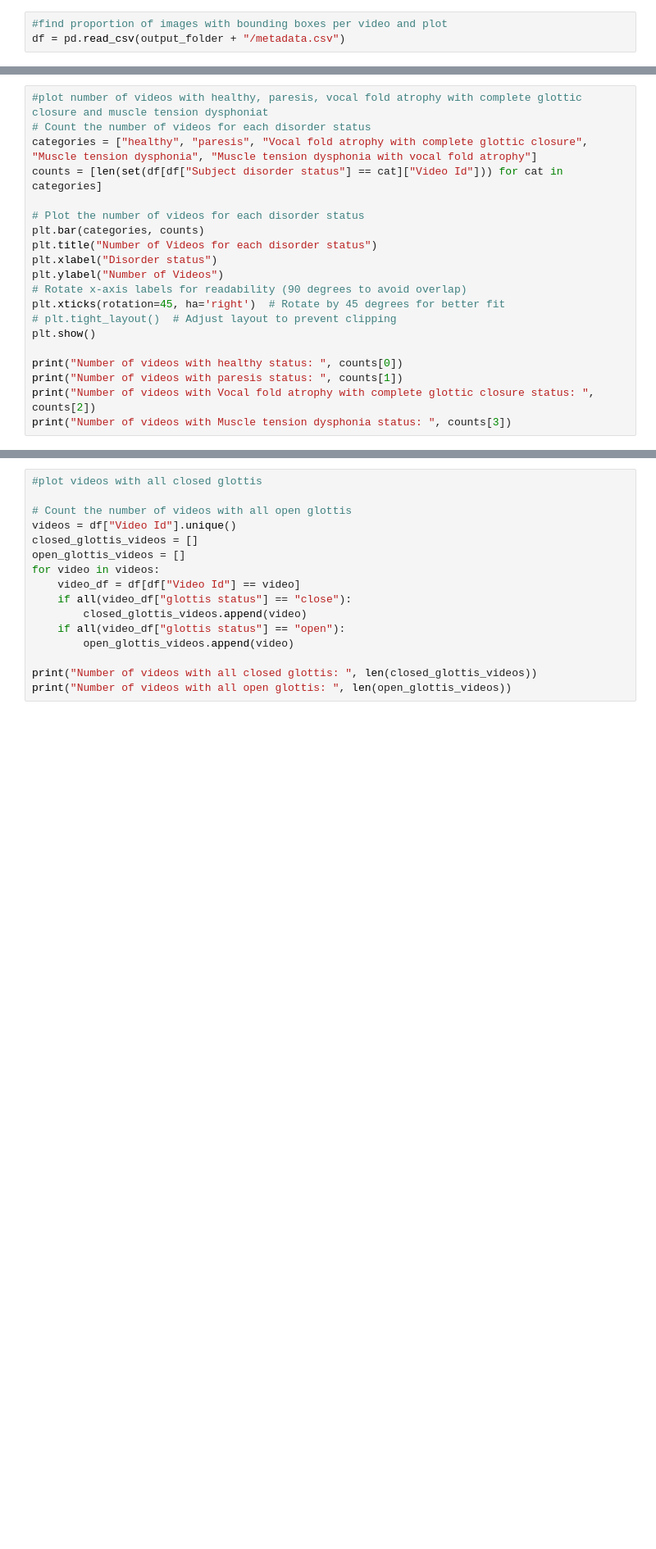
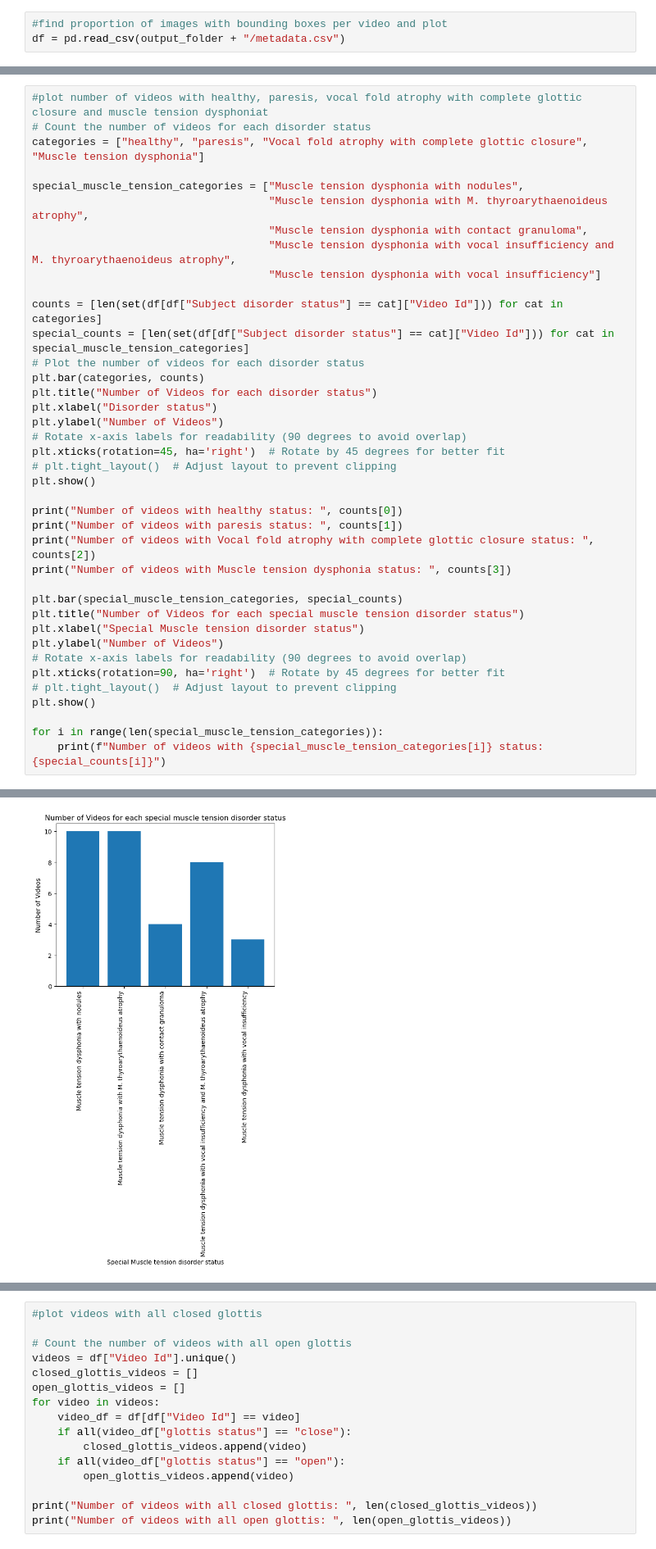
Before and after one commit to Ejento47/Glottis-Detection, a Jupyter notebook: DataAnalysis.ipynb, the cells around one changed output, grey strips where cells are left out. Shown at 82% size. Drawn from its saved outputs; the diff is of its cells as text; blank space fills up the shorter version.

Commit message:
EDA specific muscle tension dysphonia cases added

```diff
--- a/DataAnalysis.ipynb
+++ b/DataAnalysis.ipynb
@@ -185,26 +185,46 @@ plt.show()
 # %%
 #plot number of videos with healthy, paresis, vocal fold atrophy with complete glottic closure and muscle tension dysphoniat
 # Count the number of videos for each disorder status
-categories = ["healthy", "paresis", "Vocal fold atrophy with complete glottic closure", "Muscle tension dysphonia", "Muscle tension dysphonia with vocal fold atrophy"]
+categories = ["healthy", "paresis", "Vocal fold atrophy with complete glottic closure", "Muscle tension dysphonia"]
+
+special_muscle_tension_categories = ["Muscle tension dysphonia with nodules",
+                                     "Muscle tension dysphonia with M. thyroarythaenoideus atrophy",
+                                     "Muscle tension dysphonia with contact granuloma",
+                                     "Muscle tension dysphonia with vocal insufficiency and M. thyroarythaenoideus atrophy",
+                                     "Muscle tension dysphonia with vocal insufficiency"]
+
 counts = [len(set(df[df["Subject disorder status"] == cat]["Video Id"])) for cat in categories]
-
+special_counts = [len(set(df[df["Subject disorder status"] == cat]["Video Id"])) for cat in special_muscle_tension_categories]
 # Plot the number of videos for each disorder status
 plt.bar(categories, counts)
 plt.title("Number of Videos for each disorder status")
 plt.xlabel("Disorder status")
 plt.ylabel("Number of Videos")
 # Rotate x-axis labels for readability (90 degrees to avoid overlap)
 plt.xticks(rotation=45, ha='right')  # Rotate by 45 degrees for better fit
 # plt.tight_layout()  # Adjust layout to prevent clipping
 plt.show()
 
 print("Number of videos with healthy status: ", counts[0])
 print("Number of videos with paresis status: ", counts[1])
 print("Number of videos with Vocal fold atrophy with complete glottic closure status: ", counts[2])
 print("Number of videos with Muscle tension dysphonia status: ", counts[3])
+
+plt.bar(special_muscle_tension_categories, special_counts)
+plt.title("Number of Videos for each special muscle tension disorder status")
+plt.xlabel("Special Muscle tension disorder status")
+plt.ylabel("Number of Videos")
+# Rotate x-axis labels for readability (90 degrees to avoid overlap)
+plt.xticks(rotation=90, ha='right')  # Rotate by 45 degrees for better fit
+# plt.tight_layout()  # Adjust layout to prevent clipping
+plt.show()
+
+for i in range(len(special_muscle_tension_categories)):
+    print(f"Number of videos with {special_muscle_tension_categories[i]} status: {special_counts[i]}")
 # %% [output]
 [figure]
 Number of videos with healthy status:  376
 Number of videos with paresis status:  2
 Number of videos with Vocal fold atrophy with complete glottic closure status:  1
 Number of videos with Muscle tension dysphonia status:  105
+[figure, added]
```
Also changed, not shown: parts of 1 cell of this notebook.
